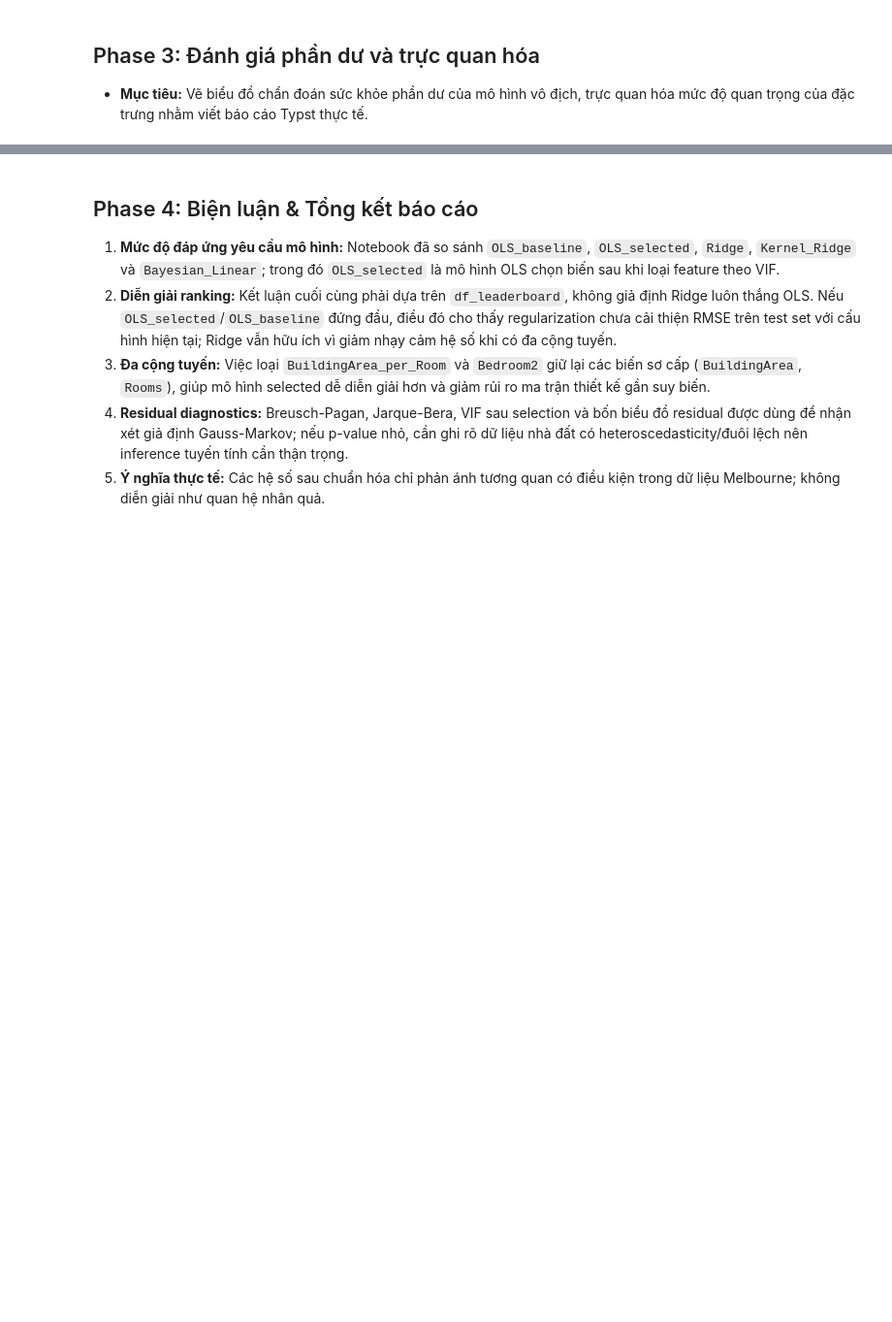
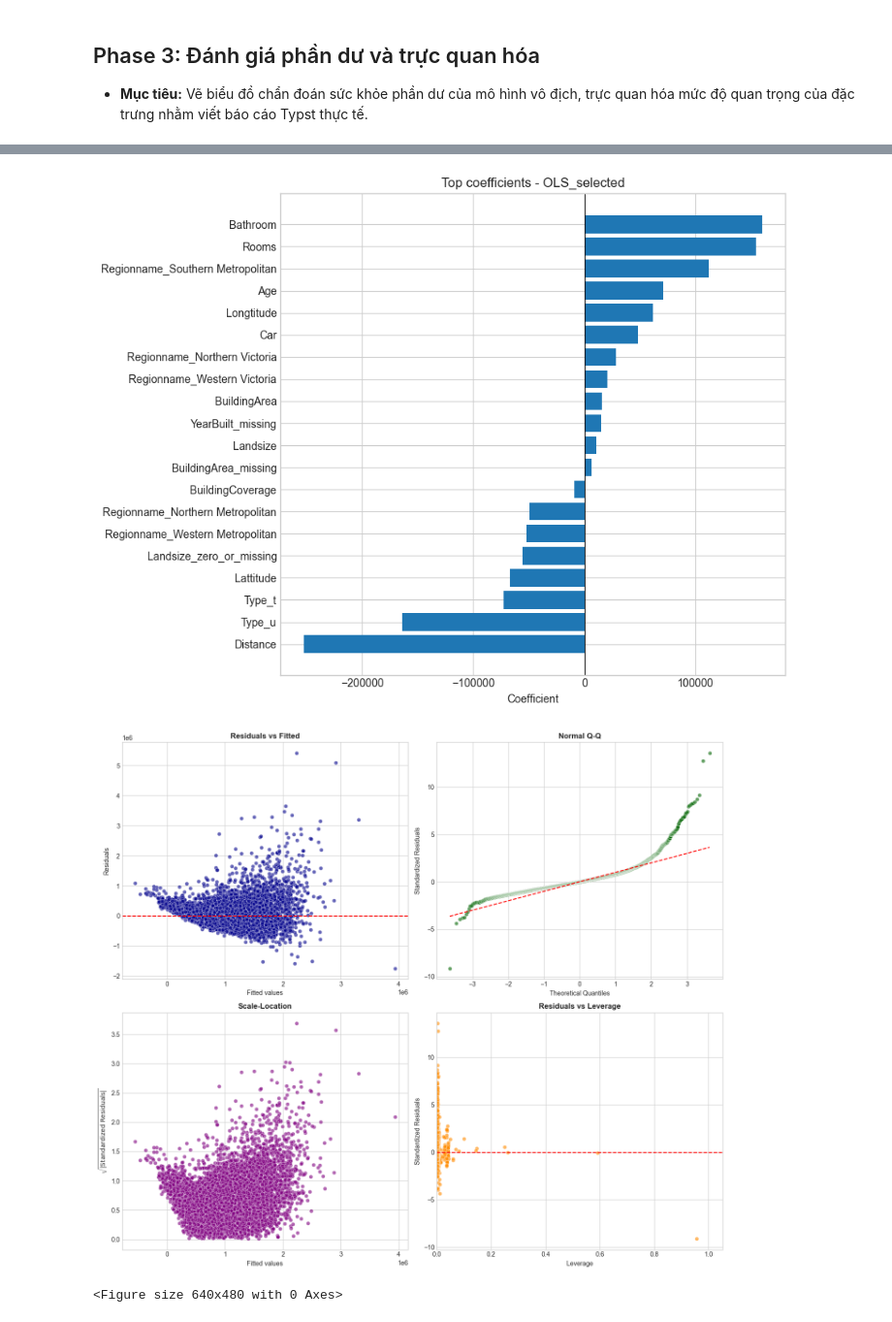
Before and after one commit to QuangNguyenNgoc/datafitting-and-ols-methods, a Jupyter notebook: part2/part2_notebook.ipynb, the cells around one changed output, grey strips where cells are left out. Shown at 97% size. Cells and saved outputs as stored; diff of their text form; code cells hidden in the pictures; blank space fills up the shorter version.

```diff
--- a/part2/part2_notebook.ipynb
+++ b/part2/part2_notebook.ipynb
@@ -817,8 +707,29 @@ plot_predictions(y_test, results_dict)
-# %% [markdown]
-## Phase 4: Biện luận & Tổng kết báo cáo
-
-1. **Mức độ đáp ứng yêu cầu mô hình:** Notebook đã so sánh `OLS_baseline`, `OLS_selected`, `Ridge`, `Kernel_Ridge` và `Bayesian_Linear`; trong đó `OLS_selected` là mô hình OLS chọn biến sau khi loại feature theo VIF.
-2. **Diễn giải ranking:** Kết luận cuối cùng phải dựa trên `df_leaderboard`, không giả định Ridge luôn thắng OLS. Nếu `OLS_selected`/`OLS_baseline` đứng đầu, điều đó cho thấy regularization chưa cải thiện RMSE trên test set với cấu hình hiện tại; Ridge vẫn hữu ích vì giảm nhạy cảm hệ số khi có đa cộng tuyến.
-3. **Đa cộng tuyến:** Việc loại `BuildingArea_per_Room` và `Bedroom2` giữ lại các biến sơ cấp (`BuildingArea`, `Rooms`), giúp mô hình selected dễ diễn giải hơn và giảm rủi ro ma trận thiết kế gần suy biến.
-4. **Residual diagnostics:** Breusch-Pagan, Jarque-Bera, VIF sau selection và bốn biểu đồ residual được dùng để nhận xét giả định Gauss-Markov; nếu p-value nhỏ, cần ghi rõ dữ liệu nhà đất có heteroscedasticity/đuôi lệch nên inference tuyến tính cần thận trọng.
-5. **Ý nghĩa thực tế:** Các hệ số sau chuẩn hóa chỉ phản ánh tương quan có điều kiện trong dữ liệu Melbourne; không diễn giải như quan hệ nhân quả.
+# %%
+# 1. Vẽ biểu đồ hệ số thanh ngang giải thích tầm quan trọng của các biến sạch và lưu lại
+fig_coefficients = plot_coefficients(results=results_dict, feature_names=metadata["feature_names"])
+fig_coefficients.savefig("../report/images/feature_importance.png", dpi=300)
+plt.show()
+
+# 2. Trích xuất phần dư của mô hình tốt nhất để phân tích kiểm định Gauss-Markov
+from model_comparison import evaluate_gauss_markov_assumptions, plot_predictions
+
+best_model_key = "Ridge_custom"
+best_residuals = y_test - results_dict[best_model_key]["predictions_test"]
+
+gm_metrics = evaluate_gauss_markov_assumptions(X_train_best, y_train, best_residuals)
+
+# Vẽ 4 biểu đồ kiểm định Gauss-Markov và lưu lại
+from part1.residual_analysis import residual_plots
+X_train_design = np.column_stack([np.ones(X_train_best.shape[0]), X_train_best])
+best_beta = results_dict[best_model_key]["coefficients"]
+residual_plots(X_train_design, y_train, best_beta)
+plt.savefig("../report/images/residual_diagnostics.png", dpi=300)
+plt.show()
+
+# Vẽ và lưu biểu đồ predictions actual vs predicted
+fig_predictions = plot_predictions(y_test, results_dict)
+plt.show()
+# %% [output]
+[figure, added]
+[figure, added]
+<Figure size 640x480 with 0 Axes>
```
Also changed, not shown: parts of 9 cells of this notebook, 33 other files.
